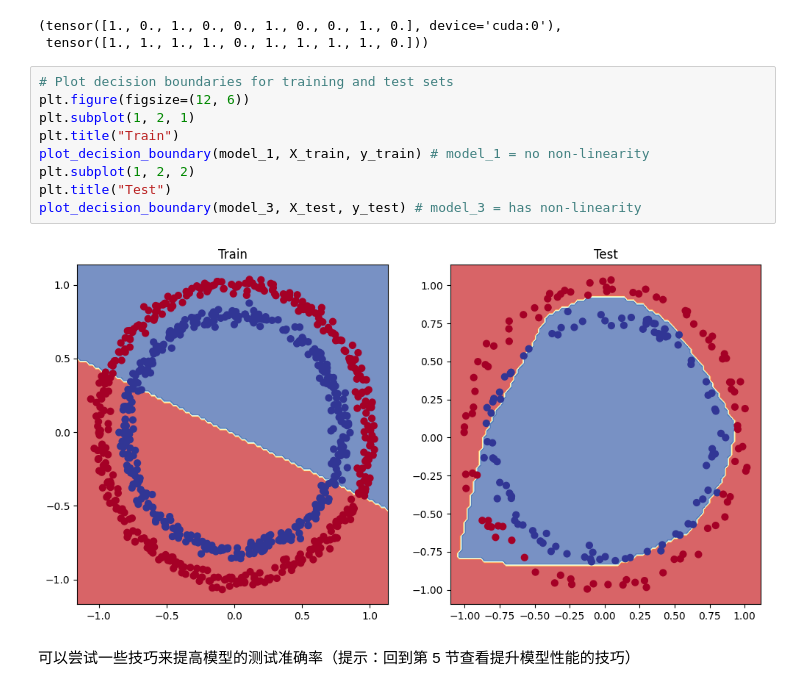
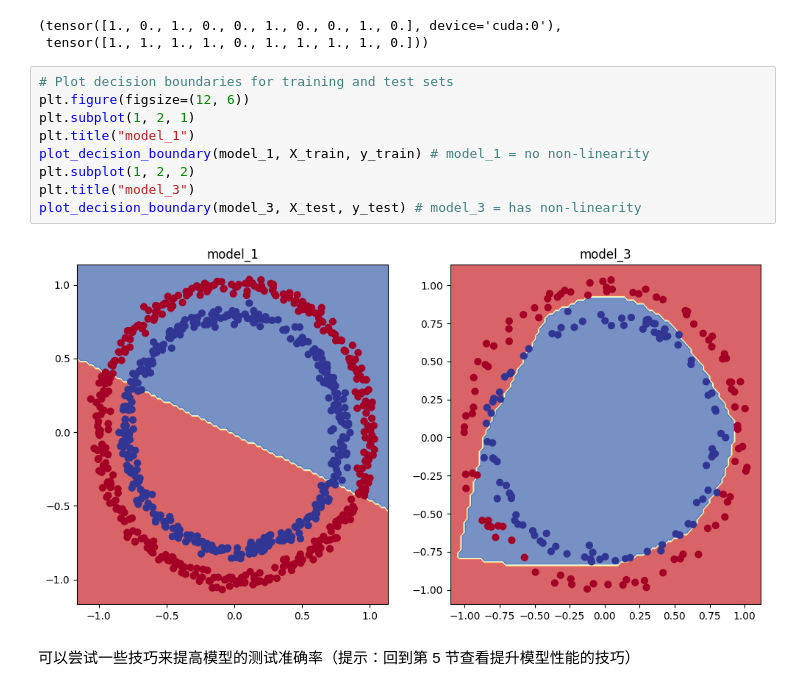
Before and after one commit to buidler/pytorch-playground, a Jupyter notebook: learn_ztm/02_pytorch_classification/02_pytorch_classification.ipynb, the cells around one changed output. Saved outputs shown, nothing was run; the diff lists cells and outputs as text.

```diff
--- a/learn_ztm/02_pytorch_classification/02_pytorch_classification.ipynb
+++ b/learn_ztm/02_pytorch_classification/02_pytorch_classification.ipynb
@@ -1178,14 +1178,14 @@ y_preds[:10], y[:10]
 # %%
 # Plot decision boundaries for training and test sets
 plt.figure(figsize=(12, 6))
 plt.subplot(1, 2, 1)
-plt.title("Train")
+plt.title("model_1")
 plot_decision_boundary(model_1, X_train, y_train) # model_1 = no non-linearity
 plt.subplot(1, 2, 2)
-plt.title("Test")
+plt.title("model_3")
 plot_decision_boundary(model_3, X_test, y_test) # model_3 = has non-linearity
 # %% [output]
-[figure, old version]
+[figure, new version]
 # %% [markdown]
 可以尝试一些技巧来提高模型的测试准确率（提示：回到第 5 节查看提升模型性能的技巧）
 # %% [markdown]
```
Also changed, not shown: parts of 11 cells of this notebook, 1 other file.
